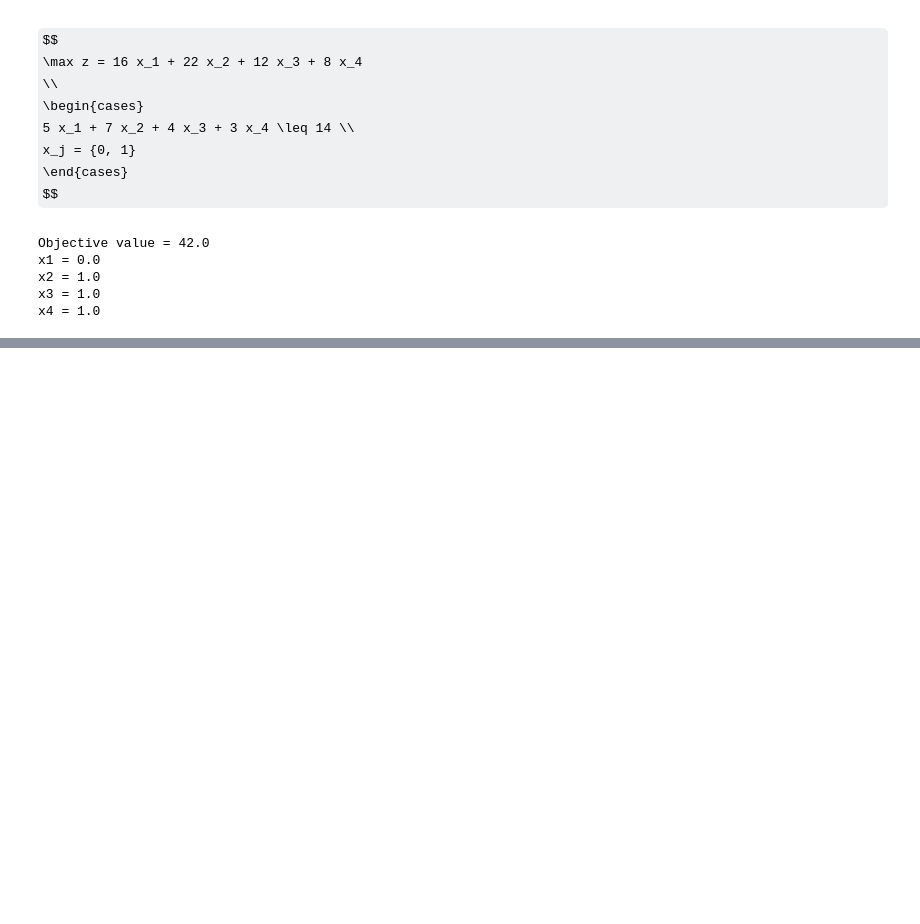
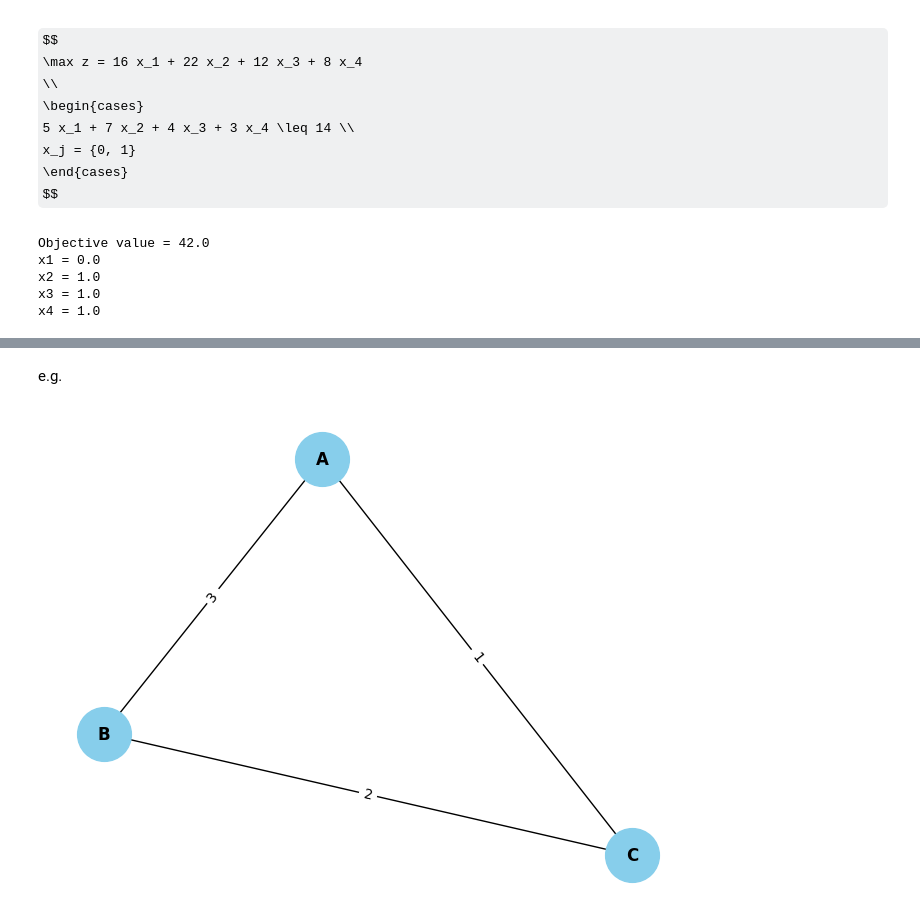
Before and after one commit to Bancie/thuhoach.nckh, a Jupyter notebook: ipynb/location/or_tools.ipynb, the cells around one changed output, grey strips where cells are left out. Saved outputs shown, nothing was run; the diff lists cells and outputs as text; code cells hidden in the pictures; some formulas as TeX source; blank space fills up the shorter version.

```diff
--- a/ipynb/location/or_tools.ipynb
+++ b/ipynb/location/or_tools.ipynb
@@ -213,0 +225,2 @@ Problem solved in 7 branch-and-bound nodes
+# %% [markdown]
+e.g.
@@ -213,0 +229,10 @@ Problem solved in 7 branch-and-bound nodes
+# %%
+Global = [
+    [0, 3, 1],
+    [3, 0, 2],
+    [1, 2, 0]
+]
+df = Graph(Global)
+df.show()
+# %% [output]
+[figure, added]
```
Also changed, not shown: parts of 6 cells of this notebook, 1 other file.
